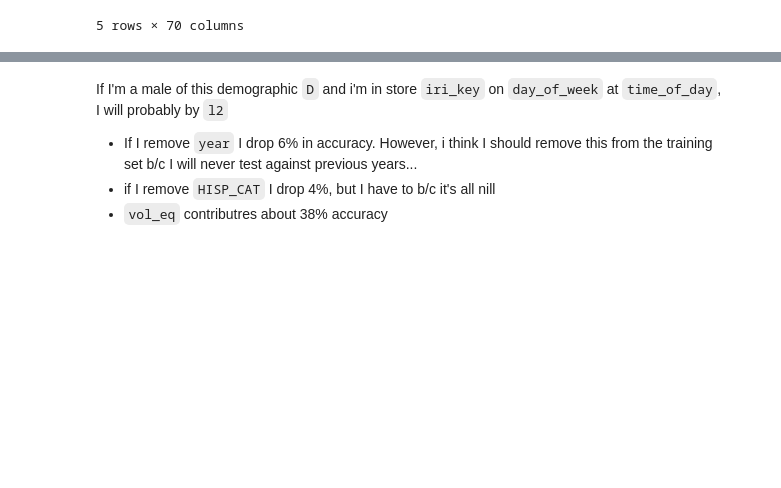
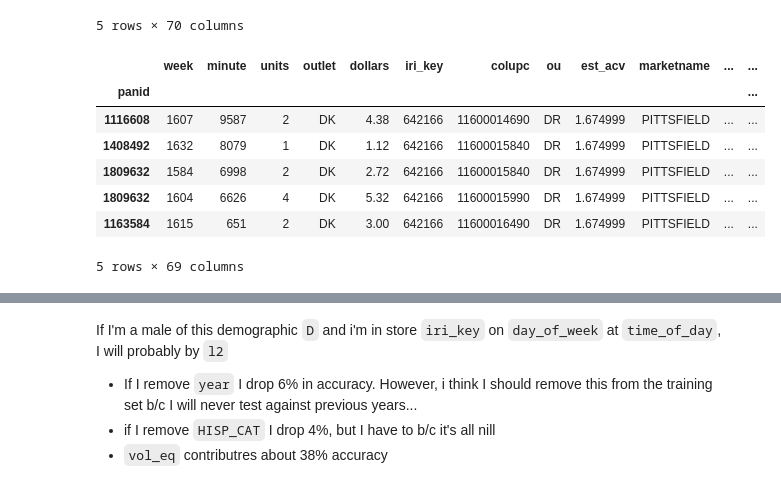
Before and after one commit to DSE220-Final-Project/final, a Jupyter notebook: Demo Model Alex.ipynb, the cells around one changed output, grey strips where cells are left out. Drawn from its saved outputs; the diff is of its cells as text; code cells hidden in the pictures; blank space fills up the shorter version.

```diff
--- a/Demo Model Alex.ipynb
+++ b/Demo Model Alex.ipynb
@@ -33,5 +34,14 @@ df.head()
 | 4 | 1163584 | 1615 | 651 | 2 | DK | 3.00 | 642166 | 11600016490 | DR | 1.674999 | ... | ... |
 5 rows × 70 columns
 # %%
-# df.set_index("panid", inplace=True)
-df.fillna(method="ffill", inplace=True)
+df.set_index("panid", inplace=True)
+df.head()
+# %% [output]
+|  | week | minute | units | outlet | dollars | iri_key | colupc | ou | est_acv | marketname | ... | ... |
+| panid |  |  |  |  |  |  |  |  |  |  |  | ... |
+| 1116608 | 1607 | 9587 | 2 | DK | 4.38 | 642166 | 11600014690 | DR | 1.674999 | PITTSFIELD | ... | ... |
+| 1408492 | 1632 | 8079 | 1 | DK | 1.12 | 642166 | 11600015840 | DR | 1.674999 | PITTSFIELD | ... | ... |
+| 1809632 | 1584 | 6998 | 2 | DK | 2.72 | 642166 | 11600015840 | DR | 1.674999 | PITTSFIELD | ... | ... |
+| 1809632 | 1604 | 6626 | 4 | DK | 5.32 | 642166 | 11600015990 | DR | 1.674999 | PITTSFIELD | ... | ... |
+| 1163584 | 1615 | 651 | 2 | DK | 3.00 | 642166 | 11600016490 | DR | 1.674999 | PITTSFIELD | ... | ... |
+5 rows × 69 columns
```
Also changed, not shown: parts of 26 cells of this notebook.
